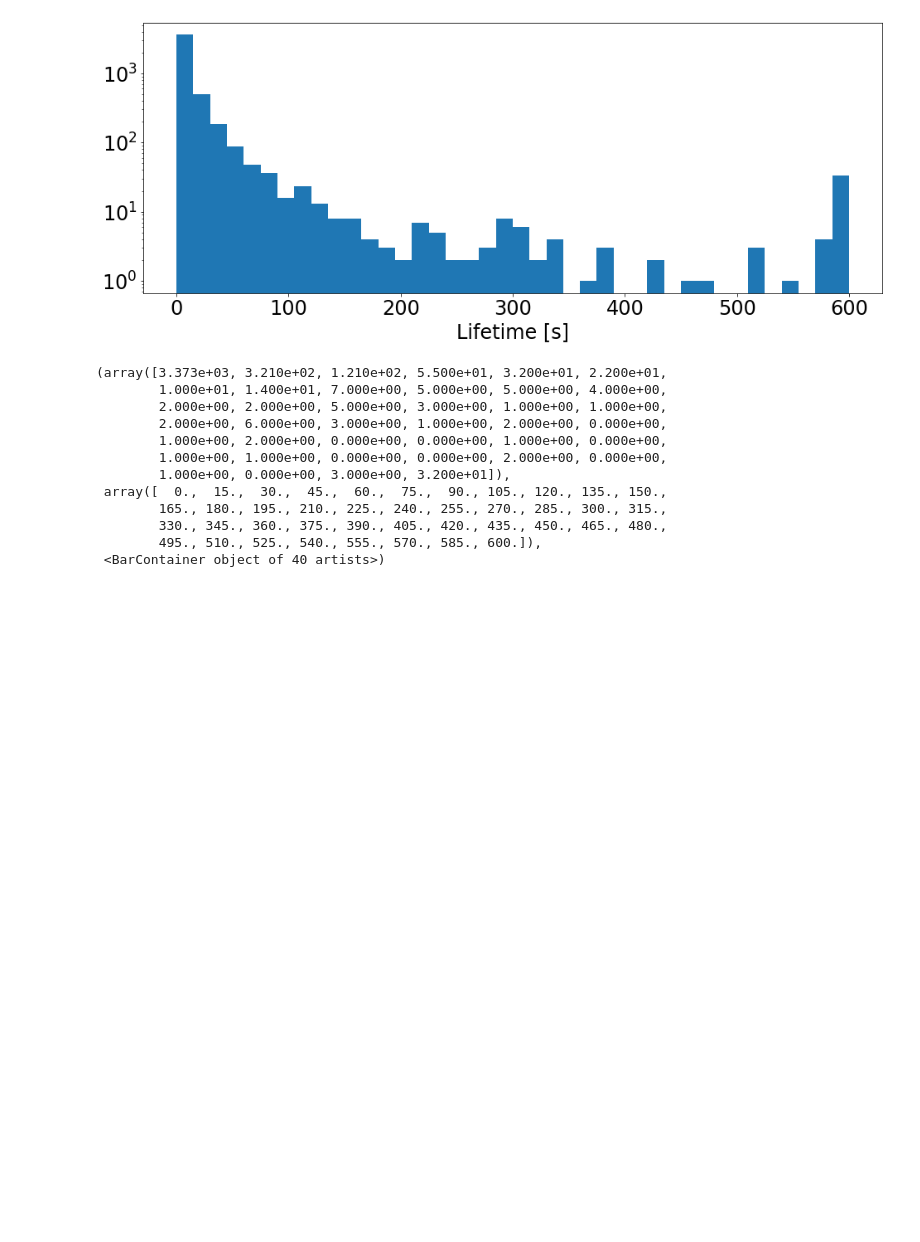
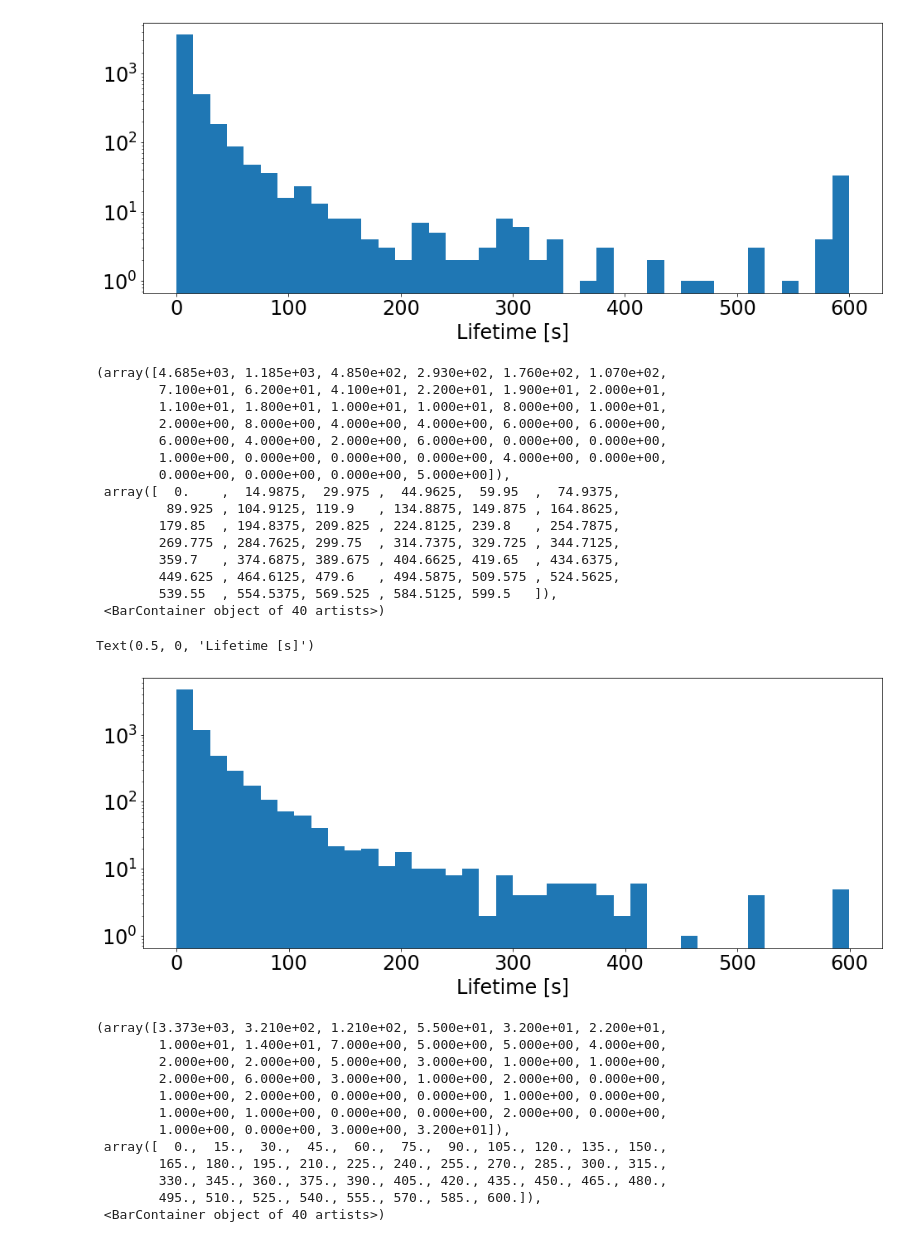
Before and after one commit to palladio11/aLENS_analysis, a Jupyter notebook: notebooks/chromatin_notebooks/Dyn_cond_figs/5-Lifetime_cluster_analysis.ipynb, the cells around one changed output. Saved outputs shown, nothing was run; the diff lists cells and outputs as text; code cells hidden in the pictures; blank space fills up the shorter version.

```diff
--- a/notebooks/chromatin_notebooks/Dyn_cond_figs/5-Lifetime_cluster_analysis.ipynb
+++ b/notebooks/chromatin_notebooks/Dyn_cond_figs/5-Lifetime_cluster_analysis.ipynb
@@ -577,6 +578,48 @@ axarr.set_yscale('log')
  <BarContainer object of 40 artists>)
 Text(0.5, 0, 'Lifetime [s]')
 [figure]
+# %%
+end_time = 600 # seconds, If condensate makes it to the end, don't count it
+
+data_path = ceph_path / "DynCondPaper/23-10-20_aLc1_slice4.5.13_line1600_Pin3-9um_2xKe3-300_ks800/"
+sim_path = data_path / "simulations/Ke100_Pin5.0um/"
+merge_events = 0
+lifetime_list = []
+for sd in sim_path.glob('s*'):
+    trees = get_cluster_trees_from_h5file(sd / 'analysis/cluster_analysis.h5')
+    for tree in trees:
+        if len(tree.clusters) < 10:
+            continue
+        if tree.clusters[0].time < end_time:
+            mb = tree.get_main_clust_branch()
+            lifetime_list += [mb[0].time-mb[-1].time]
+        tree.update_branch_roots()
+        branch_roots = tree.get_branch_roots()
+        merge_events += len(branch_roots) - 1
+        lifetime_list += get_lifetimes(branch_roots)
+
+fig, axarr = plt.subplots(1,1, figsize=(16, 6))
+axarr.hist(lifetime_list, bins=40)
+axarr.set_xlabel('Lifetime [s]')
+axarr.set_yscale('log')
+# %% [output]
+(array([4.685e+03, 1.185e+03, 4.850e+02, 2.930e+02, 1.760e+02, 1.070e+02,
+        7.100e+01, 6.200e+01, 4.100e+01, 2.200e+01, 1.900e+01, 2.000e+01,
+        1.100e+01, 1.800e+01, 1.000e+01, 1.000e+01, 8.000e+00, 1.000e+01,
+        2.000e+00, 8.000e+00, 4.000e+00, 4.000e+00, 6.000e+00, 6.000e+00,
+        6.000e+00, 4.000e+00, 2.000e+00, 6.000e+00, 0.000e+00, 0.000e+00,
+        1.000e+00, 0.000e+00, 0.000e+00, 0.000e+00, 4.000e+00, 0.000e+00,
+        0.000e+00, 0.000e+00, 0.000e+00, 5.000e+00]),
+ array([  0.    ,  14.9875,  29.975 ,  44.9625,  59.95  ,  74.9375,
+         89.925 , 104.9125, 119.9   , 134.8875, 149.875 , 164.8625,
+        179.85  , 194.8375, 209.825 , 224.8125, 239.8   , 254.7875,
+        269.775 , 284.7625, 299.75  , 314.7375, 329.725 , 344.7125,
+        359.7   , 374.6875, 389.675 , 404.6625, 419.65  , 434.6375,
+        449.625 , 464.6125, 479.6   , 494.5875, 509.575 , 524.5625,
+        539.55  , 554.5375, 569.525 , 584.5125, 599.5   ]),
+ <BarContainer object of 40 artists>)
+Text(0.5, 0, 'Lifetime [s]')
+[figure, added]
 # %%
 fig, axarr = plt.subplots(1,1, figsize=(16, 6))
 axarr.hist(lifetime_list, bins=40)
```
Also changed, not shown: parts of 1 cell of this notebook, 6 other files.
